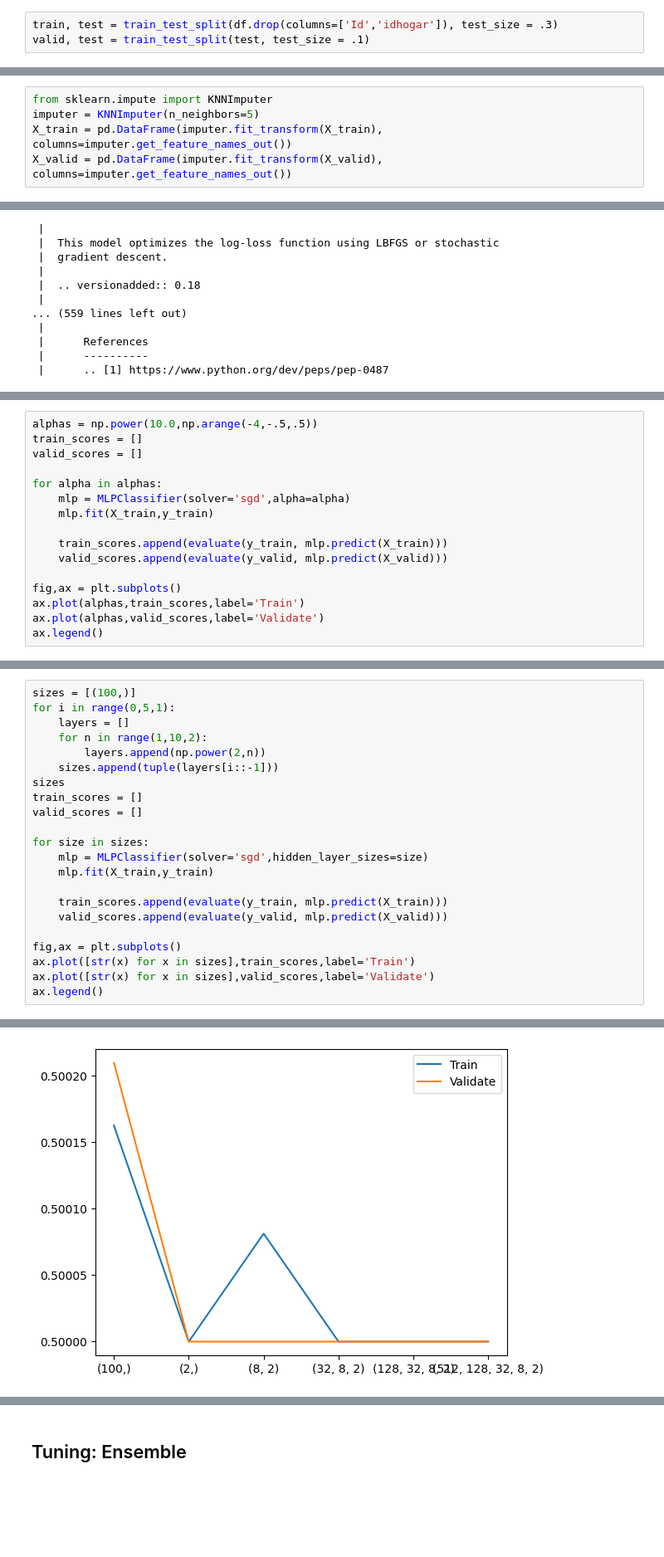
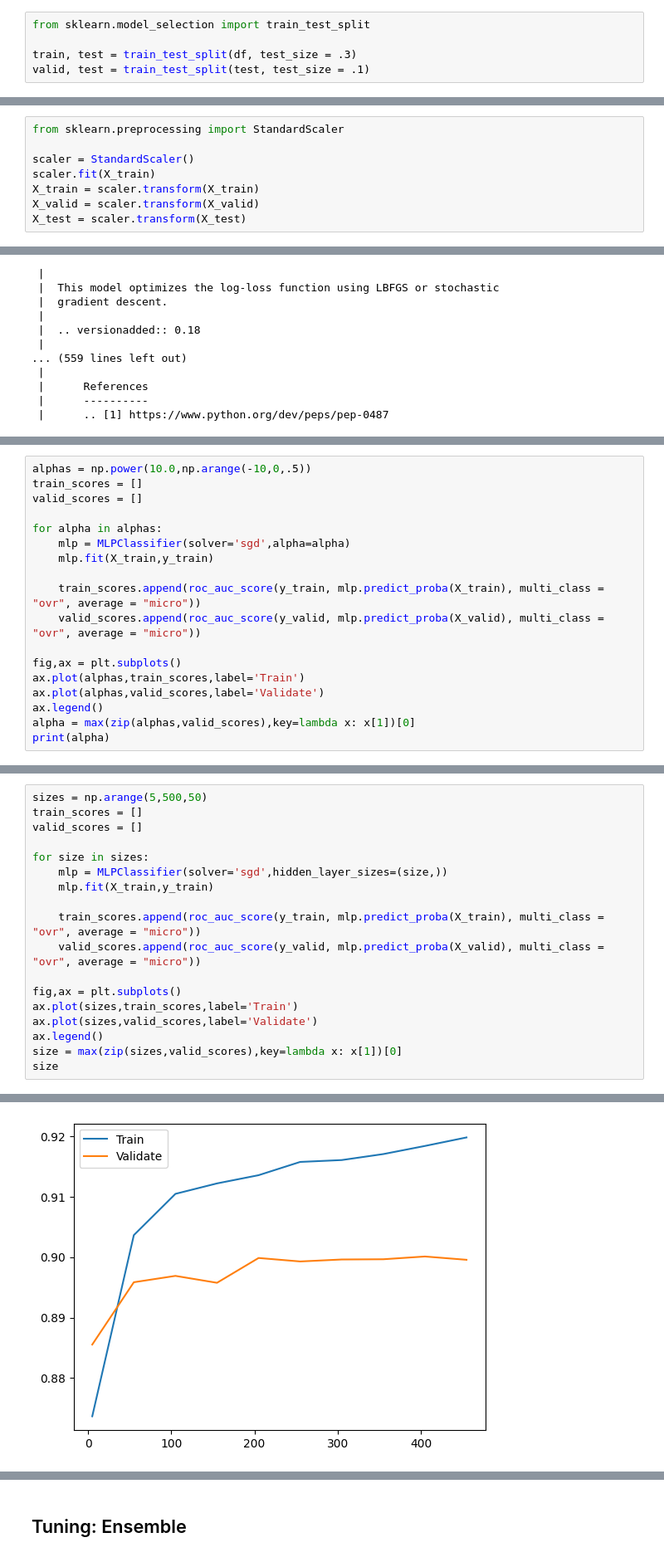
Before and after one commit to notkarenyi/ml-project, a Jupyter notebook: costarica.ipynb, the cells around one changed output, grey strips where cells are left out. Shown at 83% size. Cells and saved outputs as stored; diff of their text form; blank space fills up the shorter version.

```diff
--- a/costarica.ipynb
+++ b/costarica.ipynb
@@ -127,3 +174,5 @@ df = pd.read_csv('cleaned.csv')
 # %%
-train, test = train_test_split(df.drop(columns=['Id','idhogar']), test_size = .3)
+from sklearn.model_selection import train_test_split
+
+train, test = train_test_split(df, test_size = .3)
 valid, test = train_test_split(test, test_size = .1)
@@ -134,8 +185,3 @@ X_valid = valid.drop(columns='Target')
 y_valid = valid['Target']
 X_test = test.drop(columns='Target')
 y_test = test['Target']
-# %%
-from sklearn.impute import KNNImputer
-imputer = KNNImputer(n_neighbors=5)
-X_train = pd.DataFrame(imputer.fit_transform(X_train), columns=imputer.get_feature_names_out())
-X_valid = pd.DataFrame(imputer.fit_transform(X_valid), columns=imputer.get_feature_names_out())
@@ -147,3 +201,11 @@ from sklearn import metrics
+# %%
+from sklearn.preprocessing import StandardScaler
+
+scaler = StandardScaler()
+scaler.fit(X_train)
+X_train = scaler.transform(X_train)
+X_valid = scaler.transform(X_valid)
+X_test = scaler.transform(X_test)
 # %%
 help(MLPClassifier)
 # %% [output]
@@ -171,5 +229,5 @@ def evaluate(y, scores):
 # %%
-alphas = np.power(10.0,np.arange(-4,-.5,.5))
+alphas = np.power(10.0,np.arange(-10,0,.5))
 train_scores = []
 valid_scores = []
 
@@ -177,11 +235,13 @@ for alpha in alphas:
     mlp = MLPClassifier(solver='sgd',alpha=alpha)
     mlp.fit(X_train,y_train)
 
-    train_scores.append(evaluate(y_train, mlp.predict(X_train)))
-    valid_scores.append(evaluate(y_valid, mlp.predict(X_valid)))
+    train_scores.append(roc_auc_score(y_train, mlp.predict_proba(X_train), multi_class = "ovr", average = "micro"))
+    valid_scores.append(roc_auc_score(y_valid, mlp.predict_proba(X_valid), multi_class = "ovr", average = "micro"))
 
 fig,ax = plt.subplots()
 ax.plot(alphas,train_scores,label='Train')
 ax.plot(alphas,valid_scores,label='Validate')
 ax.legend()
+alpha = max(zip(alphas,valid_scores),key=lambda x: x[1])[0]
+print(alpha)
 # %% [output]
@@ -190,23 +249,19 @@ ax.legend()
 # %%
-sizes = [(100,)]
-for i in range(0,5,1):
-    layers = []
-    for n in range(1,10,2):
-        layers.append(np.power(2,n))
-    sizes.append(tuple(layers[i::-1]))
-sizes
+sizes = np.arange(5,500,50)
 train_scores = []
 valid_scores = []
 
 for size in sizes:
-    mlp = MLPClassifier(solver='sgd',hidden_layer_sizes=size)
+    mlp = MLPClassifier(solver='sgd',hidden_layer_sizes=(size,))
     mlp.fit(X_train,y_train)
 
-    train_scores.append(evaluate(y_train, mlp.predict(X_train)))
-    valid_scores.append(evaluate(y_valid, mlp.predict(X_valid)))
+    train_scores.append(roc_auc_score(y_train, mlp.predict_proba(X_train), multi_class = "ovr", average = "micro"))
+    valid_scores.append(roc_auc_score(y_valid, mlp.predict_proba(X_valid), multi_class = "ovr", average = "micro"))
 
 fig,ax = plt.subplots()
-ax.plot([str(x) for x in sizes],train_scores,label='Train')
-ax.plot([str(x) for x in sizes],valid_scores,label='Validate')
+ax.plot(sizes,train_scores,label='Train')
+ax.plot(sizes,valid_scores,label='Validate')
 ax.legend()
+size = max(zip(sizes,valid_scores),key=lambda x: x[1])[0]
+size
 # %% [output]
@@ -214 +269 @@ ax.legend()
-[figure, old version]
+[figure, new version]
```
Also changed, not shown: parts of 29 cells of this notebook.
